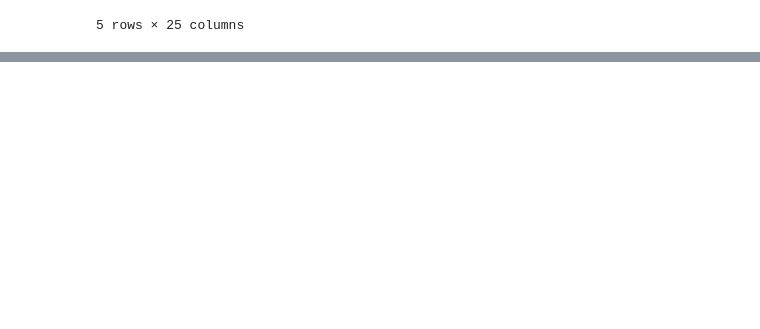
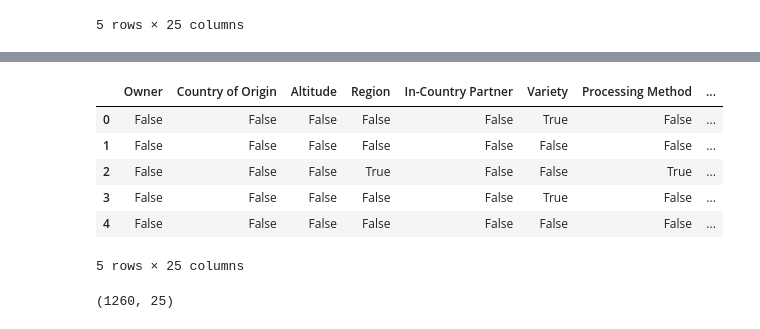
Before and after one commit to kahartman2/coffee_classification, a Jupyter notebook: clean_data.ipynb, the cells around one changed output, grey strips where cells are left out. Cells and saved outputs as stored; diff of their text form; code cells hidden in the pictures; blank space fills up the shorter version.

```diff
--- a/clean_data.ipynb
+++ b/clean_data.ipynb
@@ -378,0 +389,9 @@ arabica_df.tail()
+# %%
+i = 0
+while i < 1311:
+    for row in arabica_df['quality_score']:
+        if row < 82.5:
+            arabica_df.set_value(str(i), 'target', 0)
+        else:
+            arabica_df.set_value(str(i), 'target', 1)
+        i+=1
@@ -378,0 +418,3 @@ arabica_df.tail()
+# %%
+#drop quality score
+arabica_df = arabica_df.drop(['quality_score'], axis=1)
@@ -378,0 +465,10 @@ arabica_df.tail()
+# %%
+arabica_df.isnull().head()
+# %% [output]
+|  | Owner | Country of Origin | Altitude | Region | In-Country Partner | Variety | Processing Method | ... |
+| 0 | False | False | False | False | False | True | False | ... |
+| 1 | False | False | False | False | False | False | False | ... |
+| 2 | False | False | False | True | False | False | True | ... |
+| 3 | False | False | False | False | False | True | False | ... |
+| 4 | False | False | False | False | False | False | False | ... |
+5 rows × 25 columns
@@ -378,0 +477,4 @@ arabica_df.tail()
+# %%
+test_df.shape
+# %% [output]
+(1260, 25)
```
Also changed, not shown: parts of 54 cells of this notebook, 2 other files.
